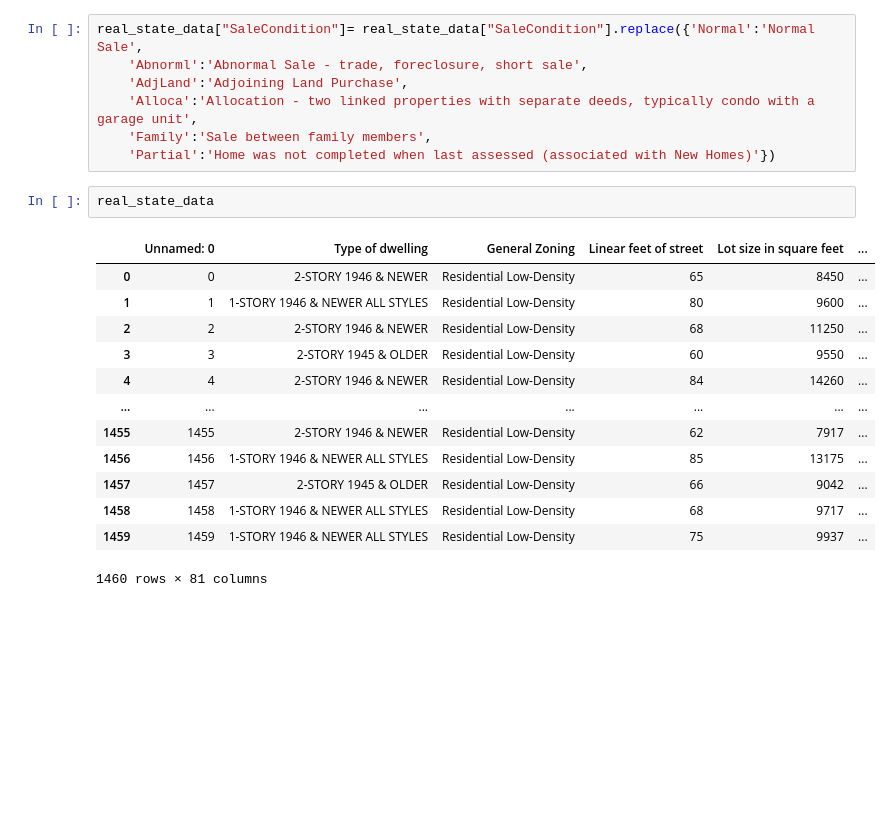
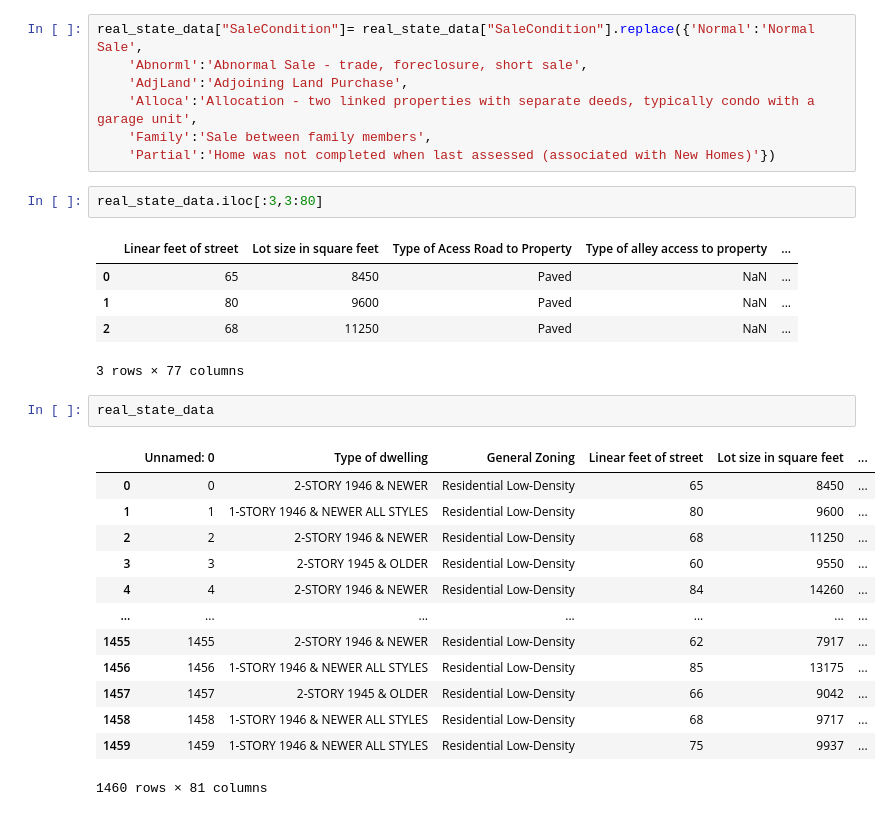
Before and after one commit to Shivam01-lab/Housing-Data-Prediction, a Jupyter notebook: EDA New Housing Price.ipynb, the cells around one changed output. Drawn from its saved outputs; the diff is of its cells as text; blank space fills up the shorter version.

Commit message:
Add files via upload
1-Import the Important Libraries and Clean the data set work on multiple Columns for better understanding for Choose the house price

```diff
--- a/EDA New Housing Price.ipynb
+++ b/EDA New Housing Price.ipynb
@@ -912,18 +912,26 @@ real_state_data["SaleCondition"]= real_state_data["SaleCondition"].replace({'Nor
     'Family':'Sale between family members',
     'Partial':'Home was not completed when last assessed (associated with New Homes)'})
 # %%
-real_state_data
+real_state_data.iloc[:3,3:80]
 # %% [output]
-|  | Unnamed: 0 | Type of dwelling | General Zoning | Linear feet of street | Lot size in square feet | ... |
-| 0 | 0 | 2-STORY 1946 & NEWER | Residential Low-Density | 65 | 8450 | ... |
-| 1 | 1 | 1-STORY 1946 & NEWER ALL STYLES | Residential Low-Density | 80 | 9600 | ... |
-| 2 | 2 | 2-STORY 1946 & NEWER | Residential Low-Density | 68 | 11250 | ... |
-| 3 | 3 | 2-STORY 1945 & OLDER | Residential Low-Density | 60 | 9550 | ... |
-| 4 | 4 | 2-STORY 1946 & NEWER | Residential Low-Density | 84 | 14260 | ... |
-| ... | ... | ... | ... | ... | ... | ... |
-| 1455 | 1455 | 2-STORY 1946 & NEWER | Residential Low-Density | 62 | 7917 | ... |
-| 1456 | 1456 | 1-STORY 1946 & NEWER ALL STYLES | Residential Low-Density | 85 | 13175 | ... |
-| 1457 | 1457 | 2-STORY 1945 & OLDER | Residential Low-Density | 66 | 9042 | ... |
-| 1458 | 1458 | 1-STORY 1946 & NEWER ALL STYLES | Residential Low-Density | 68 | 9717 | ... |
-| 1459 | 1459 | 1-STORY 1946 & NEWER ALL STYLES | Residential Low-Density | 75 | 9937 | ... |
+|  | Linear feet of street | Lot size in square feet | Type of Acess Road to Property | Type of alley access to property | ... |
+| 0 | 65 | 8450 | Paved | NaN | ... |
+| 1 | 80 | 9600 | Paved | NaN | ... |
+| 2 | 68 | 11250 | Paved | NaN | ... |
-1460 rows × 81 columns
+3 rows × 77 columns
+# %%
+real_state_data
+# %% [output]
+|  | Unnamed: 0 | Type of dwelling | General Zoning | Linear feet of street | Lot size in square feet | ... |
+| 0 | 0 | 2-STORY 1946 & NEWER | Residential Low-Density | 65 | 8450 | ... |
+| 1 | 1 | 1-STORY 1946 & NEWER ALL STYLES | Residential Low-Density | 80 | 9600 | ... |
+| 2 | 2 | 2-STORY 1946 & NEWER | Residential Low-Density | 68 | 11250 | ... |
+| 3 | 3 | 2-STORY 1945 & OLDER | Residential Low-Density | 60 | 9550 | ... |
+| 4 | 4 | 2-STORY 1946 & NEWER | Residential Low-Density | 84 | 14260 | ... |
+| ... | ... | ... | ... | ... | ... | ... |
+| 1455 | 1455 | 2-STORY 1946 & NEWER | Residential Low-Density | 62 | 7917 | ... |
+| 1456 | 1456 | 1-STORY 1946 & NEWER ALL STYLES | Residential Low-Density | 85 | 13175 | ... |
+| 1457 | 1457 | 2-STORY 1945 & OLDER | Residential Low-Density | 66 | 9042 | ... |
+| 1458 | 1458 | 1-STORY 1946 & NEWER ALL STYLES | Residential Low-Density | 68 | 9717 | ... |
+| 1459 | 1459 | 1-STORY 1946 & NEWER ALL STYLES | Residential Low-Density | 75 | 9937 | ... |
+1460 rows × 81 columns
```
Also changed, not shown: parts of 30 cells of this notebook, 2 other files.
